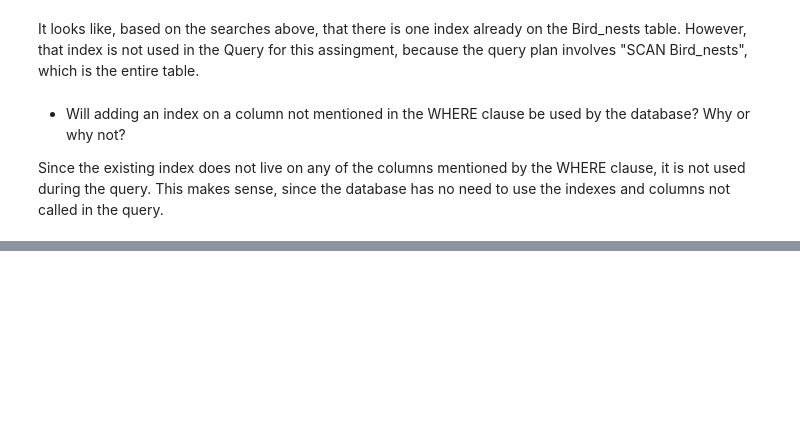
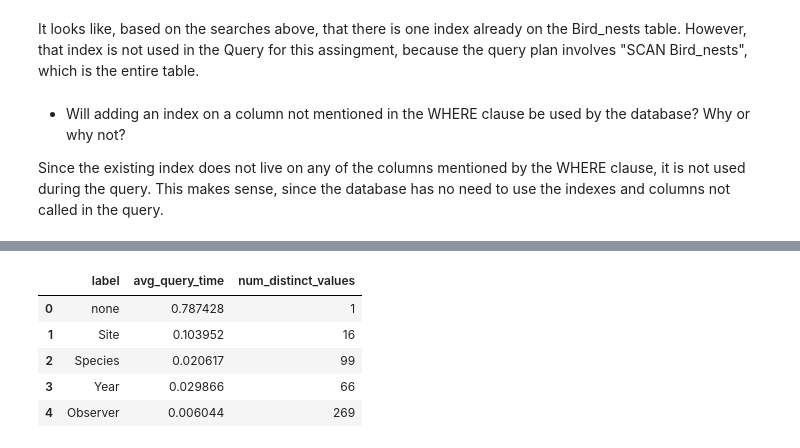
Before and after one commit to jorb1/eds213-index, a Jupyter notebook: index-assignment.ipynb, the cells around one changed output, grey strips where cells are left out. Saved outputs shown, nothing was run; the diff lists cells and outputs as text; code cells hidden in the pictures; blank space fills up the shorter version.

```diff
--- a/index-assignment.ipynb
+++ b/index-assignment.ipynb
@@ -67,0 +298,11 @@ Since the existing index does not live on any of the columns mentioned by the WH
+# %%
+# Read in the csv I created
+experiment_results = pd.read_csv("index_experiment_results.csv")
+experiment_results.head()
+# %% [output]
+|  | label | avg_query_time | num_distinct_values |
+| 0 | none | 0.787428 | 1 |
+| 1 | Site | 0.103952 | 16 |
+| 2 | Species | 0.020617 | 99 |
+| 3 | Year | 0.029866 | 66 |
+| 4 | Observer | 0.006044 | 269 |
```
Also changed, not shown: parts of 13 cells of this notebook, 1 other file.
